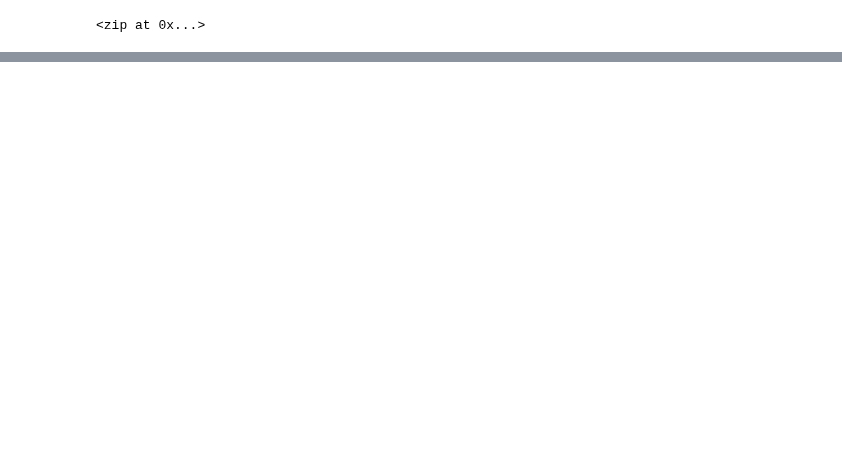
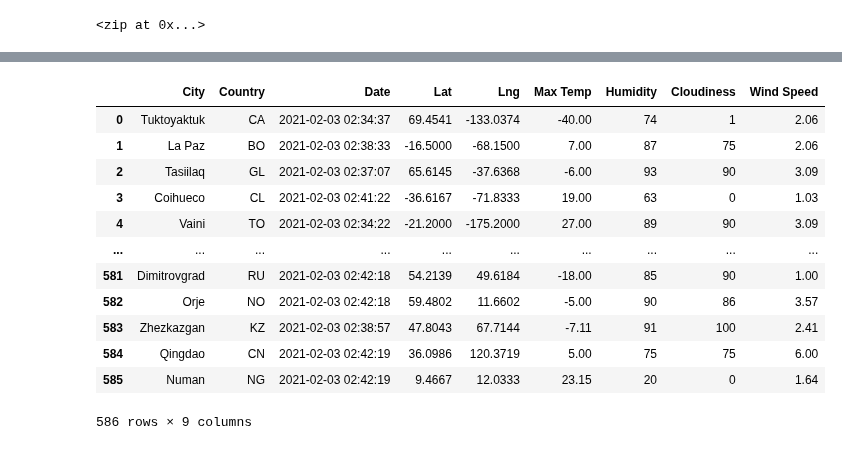
Before and after one commit to Kee2u/World_Weather_Analysis, a Jupyter notebook: WeatherPy.ipynb, the cells around one changed output, grey strips where cells are left out. Saved outputs shown, nothing was run; the diff lists cells and outputs as text; code cells hidden in the pictures; blank space fills up the shorter version.

Commit message:
Adding gitignore and WeatherPy

```diff
--- a/WeatherPy.ipynb
+++ b/WeatherPy.ipynb
@@ -6,3 +9,6 @@ import numpy as np
+# %%
+# Starting URL for Weather Map API Call.
+url = "http://api.openweathermap.org/data/2.5/weather?units=Metric&APPID=" + weather_api_key
 # %%
 #Create a set of random latitude and longitude combinations
 lats = np.random.uniform(-90,90,size = 1500)
@@ -31,0 +38,10 @@ len(cities)
+# %%
+# Create an empty list to hold the weather data.
+city_data = []
+#Print the beginning of the logging
+print("Beginning Data Retrieval     ")
+print("-----------------------------")
+
+# Create counters.
+record_count = 1
+set_count = 1
@@ -31,0 +138,4 @@ len(cities)
+# %%
+# Convert the array of dictionaries to a Pandas DataFrame.
+city_data_df = pd.DataFrame(city_data)
+city_data_df.head(10)
@@ -31,0 +154,18 @@ len(cities)
+# %%
+new_column_order = ["City", "Country", "Date", "Lat", "Lng", "Max Temp", "Humidity", "Cloudiness", "Wind Speed"]
+city_data_df = city_data_df[new_column_order]
+city_data_df
+# %% [output]
+|  | City | Country | Date | Lat | Lng | Max Temp | Humidity | Cloudiness | Wind Speed |
+| 0 | Tuktoyaktuk | CA | 2021-02-03 02:34:37 | 69.4541 | -133.0374 | -40.00 | 74 | 1 | 2.06 |
+| 1 | La Paz | BO | 2021-02-03 02:38:33 | -16.5000 | -68.1500 | 7.00 | 87 | 75 | 2.06 |
+| 2 | Tasiilaq | GL | 2021-02-03 02:37:07 | 65.6145 | -37.6368 | -6.00 | 93 | 90 | 3.09 |
+| 3 | Coihueco | CL | 2021-02-03 02:41:22 | -36.6167 | -71.8333 | 19.00 | 63 | 0 | 1.03 |
+| 4 | Vaini | TO | 2021-02-03 02:34:22 | -21.2000 | -175.2000 | 27.00 | 89 | 90 | 3.09 |
+| ... | ... | ... | ... | ... | ... | ... | ... | ... | ... |
+| 581 | Dimitrovgrad | RU | 2021-02-03 02:42:18 | 54.2139 | 49.6184 | -18.00 | 85 | 90 | 1.00 |
+| 582 | Orje | NO | 2021-02-03 02:42:18 | 59.4802 | 11.6602 | -5.00 | 90 | 86 | 3.57 |
+| 583 | Zhezkazgan | KZ | 2021-02-03 02:38:57 | 47.8043 | 67.7144 | -7.11 | 91 | 100 | 2.41 |
+| 584 | Qingdao | CN | 2021-02-03 02:42:19 | 36.0986 | 120.3719 | 5.00 | 75 | 75 | 6.00 |
+| 585 | Numan | NG | 2021-02-03 02:42:19 | 9.4667 | 12.0333 | 23.15 | 20 | 0 | 1.64 |
+586 rows × 9 columns
```
Also changed, not shown: parts of 7 cells of this notebook, 1 other file.
